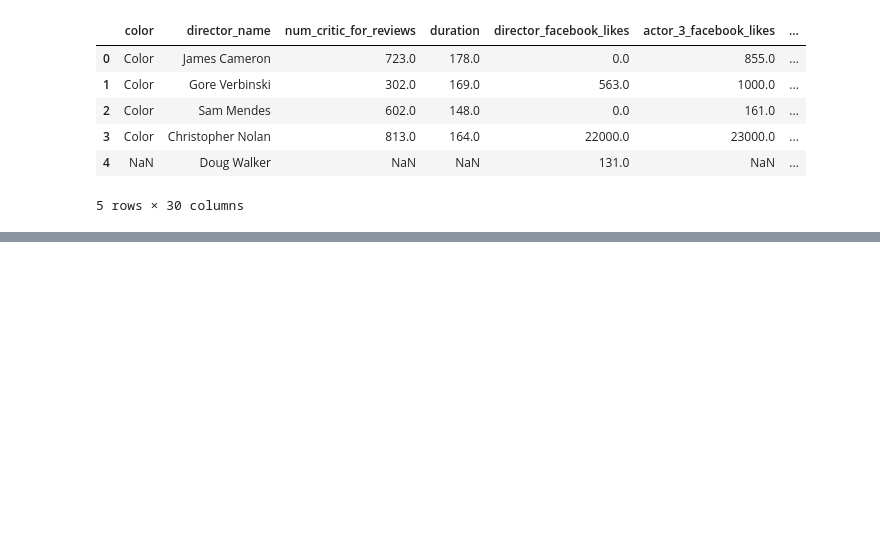
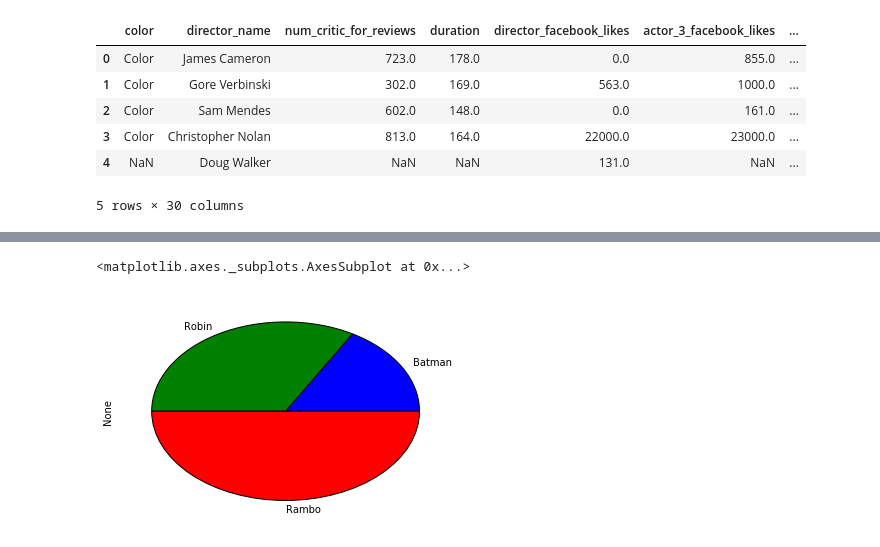
Before and after one commit to grechut/first-steps-with-pandas, a Jupyter notebook: pyconpl-workshop/first-steps-with-pandas-with-solutions.ipynb, the cells around one changed output, grey strips where cells are left out. Drawn from its saved outputs; the diff is of its cells as text; code cells hidden in the pictures; blank space fills up the shorter version.

```diff
--- a/pyconpl-workshop/first-steps-with-pandas-with-solutions.ipynb
+++ b/pyconpl-workshop/first-steps-with-pandas-with-solutions.ipynb
@@ -776,0 +826,5 @@ movies.head()
+# %%
+pd.Series([1, 2, 3], index=['Batman', 'Robin', 'Rambo']).plot(kind='pie')
+# %% [output]
+<matplotlib.axes._subplots.AxesSubplot at 0x...>
+[figure, added]
```
Also changed, not shown: parts of 30 cells of this notebook.
